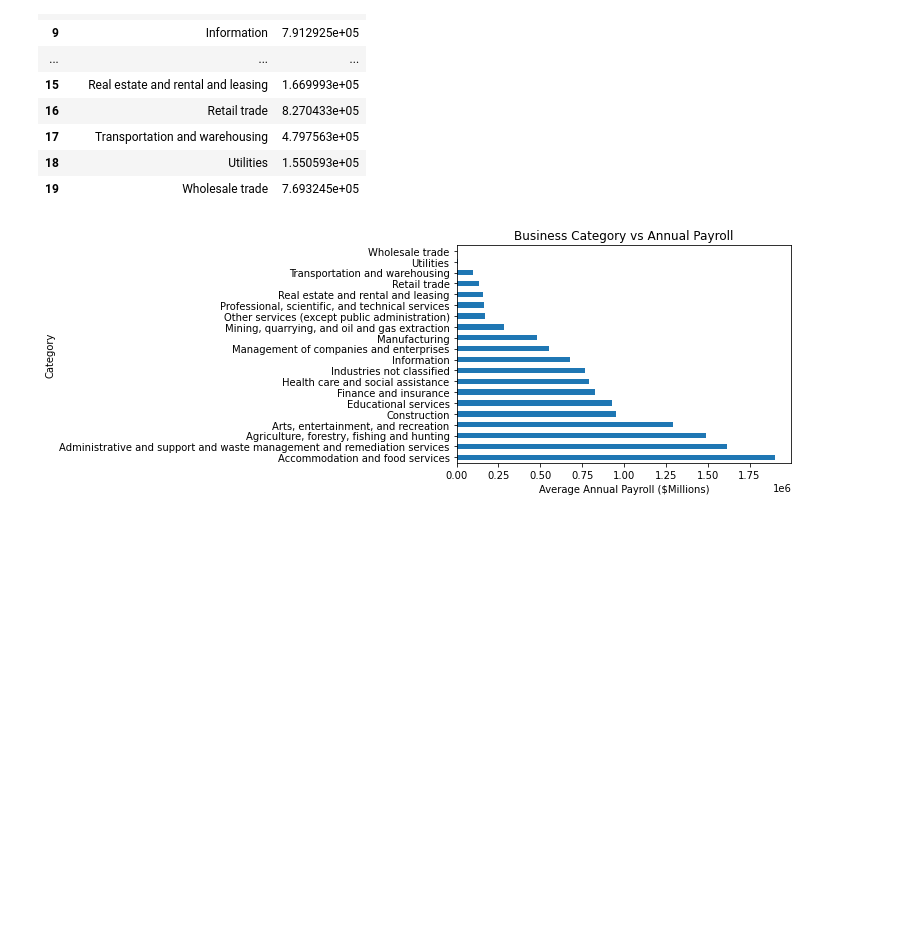
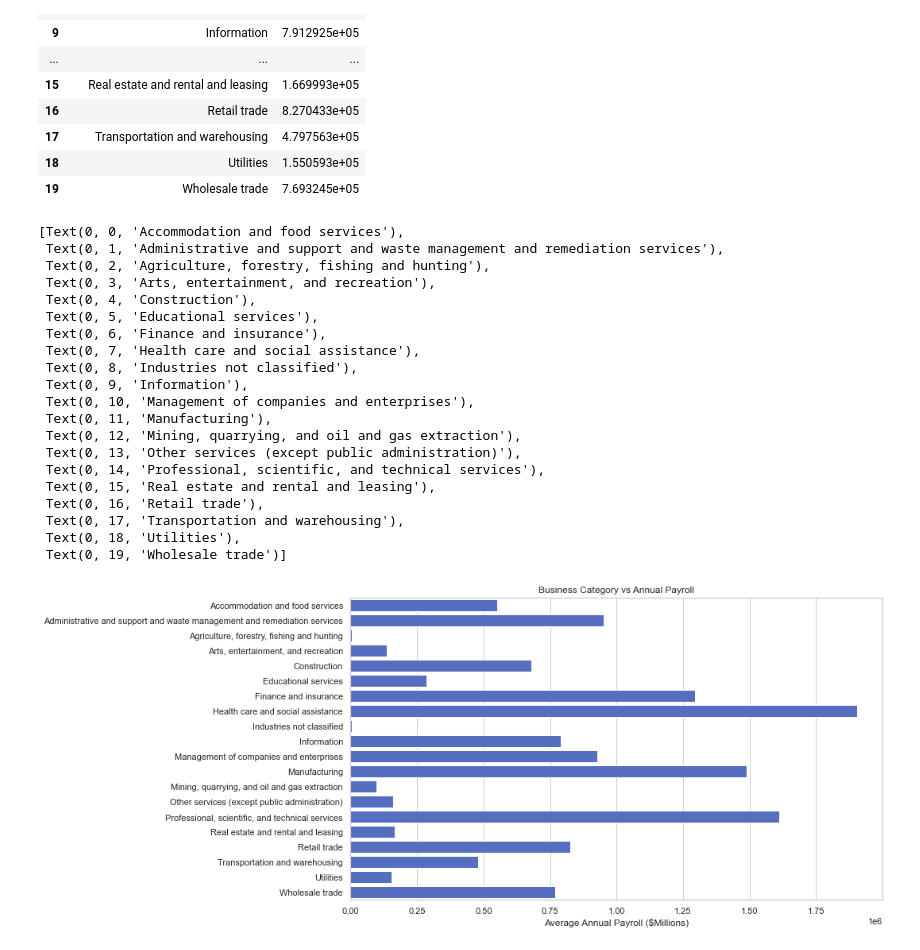
Before and after one commit to Jakob-T13/module-8-assessment, a Jupyter notebook: thunen-notebook.ipynb, the cells around one changed output. Drawn from its saved outputs; the diff is of its cells as text; code cells hidden in the pictures; blank space fills up the shorter version.

Commit message:
created third visualization

```diff
--- a/thunen-notebook.ipynb
+++ b/thunen-notebook.ipynb
@@ -113,14 +113,44 @@ avg_pay_by_cat
 | 18 | Utilities | 1.550593e+05 |
 | 19 | Wholesale trade | 7.693245e+05 |
 # %%
-ax = avg_pay_by_cat.sort_values(by='PAYANN',ascending=False).plot.barh(x='NAICS2017_LABEL',y='PAYANN')
+sns.set_theme(style='whitegrid')
+
+#sorted_pay_by_cat = avg_pay_by_cat.sort_values(by=['PAYANN','NAICS2017_LABEL'],ascending=False)
+#x_vals = sorted_pay_by_cat['PAYANN']
+#y_vals = sorted_pay_by_cat['NAICS2017_LABEL']
+
+x_vals = avg_pay_by_cat['PAYANN']
+y_vals = avg_pay_by_cat['NAICS2017_LABEL']
+
+plt.figure(figsize=(12,7))
 
 x = np.arange(len(avg_pay_by_cat['NAICS2017_LABEL']))
 
+ax = sns.barplot(x=x_vals, y=y_vals, color='#4464d1')
 ax.set_xlabel('Average Annual Payroll ($Millions)')
+ax.set_ylabel('')
 ax.set_title('Business Category vs Annual Payroll')
 ax.set_yticks(x)
 ax.set_yticklabels(avg_pay_by_cat['NAICS2017_LABEL'])
-ax.get_legend().remove()
 # %% [output]
+[Text(0, 0, 'Accommodation and food services'),
+ Text(0, 1, 'Administrative and support and waste management and remediation services'),
+ Text(0, 2, 'Agriculture, forestry, fishing and hunting'),
+ Text(0, 3, 'Arts, entertainment, and recreation'),
+ Text(0, 4, 'Construction'),
+ Text(0, 5, 'Educational services'),
+ Text(0, 6, 'Finance and insurance'),
+ Text(0, 7, 'Health care and social assistance'),
+ Text(0, 8, 'Industries not classified'),
+ Text(0, 9, 'Information'),
+ Text(0, 10, 'Management of companies and enterprises'),
+ Text(0, 11, 'Manufacturing'),
+ Text(0, 12, 'Mining, quarrying, and oil and gas extraction'),
+ Text(0, 13, 'Other services (except public administration)'),
+ Text(0, 14, 'Professional, scientific, and technical services'),
+ Text(0, 15, 'Real estate and rental and leasing'),
+ Text(0, 16, 'Retail trade'),
+ Text(0, 17, 'Transportation and warehousing'),
+ Text(0, 18, 'Utilities'),
+ Text(0, 19, 'Wholesale trade')]
-[figure, old version]
+[figure, new version]
```
Also changed, not shown: parts of 9 cells of this notebook.
